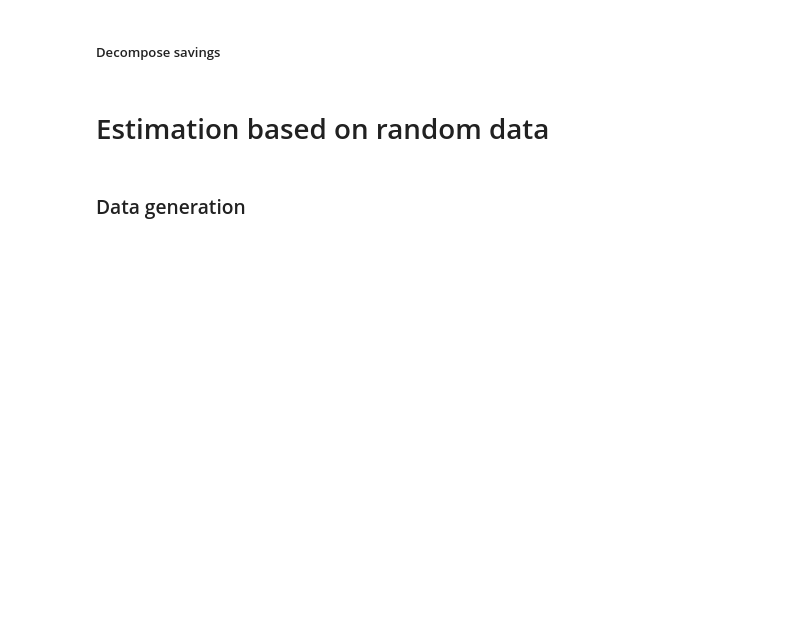
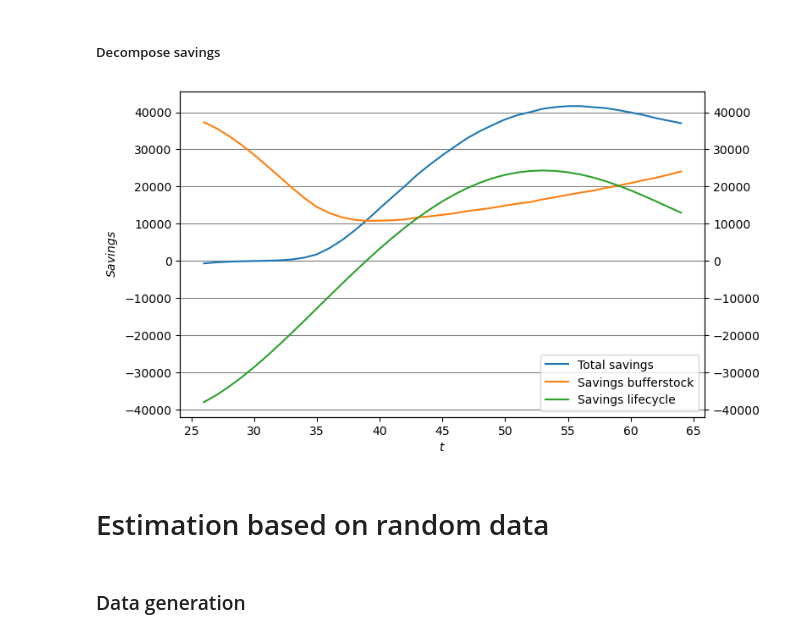
Before and after one commit to AsFyhn/DP-life-cycle, a Jupyter notebook: Run_all.ipynb, the cells around one changed output. Drawn from its saved outputs; the diff is of its cells as text; code cells hidden in the pictures; blank space fills up the shorter version.

```diff
--- a/Run_all.ipynb
+++ b/Run_all.ipynb
@@ -121,7 +109,7 @@ fig.show()
 # %% [markdown]
 ##### Decompose savings
 # %%
-model_lc = model.gp_model(**{'sigma_eta': 0.0, 'sigma_mu':0.0,'pi':0,'xmin':-10.0})
+model_lc = gp_model(**{'sigma_eta': 0.0, 'sigma_mu':0.0,'pi':0,'xmin':-10.0})
 
 # retirement rule
 NT = 88-65
@@ -134,32 +122,32 @@ model_lc.gamma1 = nom/denom
 model_lc.main_setup()
 
 # Solve the Life-cycle model
-sol_lc = egm.solver(model_lc.par)
-sol_lc.solve(do_print=False)
-sol_lc = sol_lc.sol
+model_lc.solve_model()
 
 # Simulate the Life-cycle model
-sim_lc = simulations.Simulator(model_lc.par, sol_lc)
-sim_lc = sim_lc.main()
+sim_lc = Simulator(model_lc.par, model_lc.sol).main()
 # %%
 # Decomposition
-S_lc = np.mean(sim_lc.S[1:],axis=1)
-S = np.mean(sim.S[1:],axis=1)
+consumer = 0
+S_lc = np.mean(sim_lc.S[1:,:,consumer],axis=1)
+S = np.mean(sim.S[1:,:,consumer],axis=1)
 S_b  = S - S_lc
 # %%
 # Print consumption function
 fig = pg.PlotFigure(figsize=(8,5),fontname='Arial')
-x = range(0+par_init_sol.par.t0,len(S)+par_init_sol.par.t0)
+x = range(0+model_init_sol.par.t0,len(S)+model_init_sol.par.t0)
 fig.add_plot(x,S, label=f"Total savings", linestyle='-',axis='y1')
 fig.add_plot(x,S_b, label=f"Savings bufferstock", linestyle='-',axis='y1')
 fig.add_plot(x,S_lc, label=f"Savings lifecycle", linestyle='-',axis='y1')
 fig._set_scaling()
 fig.set_ylabel(f"$Savings$")
 fig.set_xlabel(f"$t$")
 fig.add_gridlines(axis='y')
 fig.add_legend()
 # fig.save_figure(f'{local_path}/output/savings_decomposition.png')
 fig.show()
+# %% [output]
+[figure, added]
 # %% [markdown]
 # Estimation based on random data
 # %% [markdown]
```
Also changed, not shown: parts of 33 cells of this notebook.
